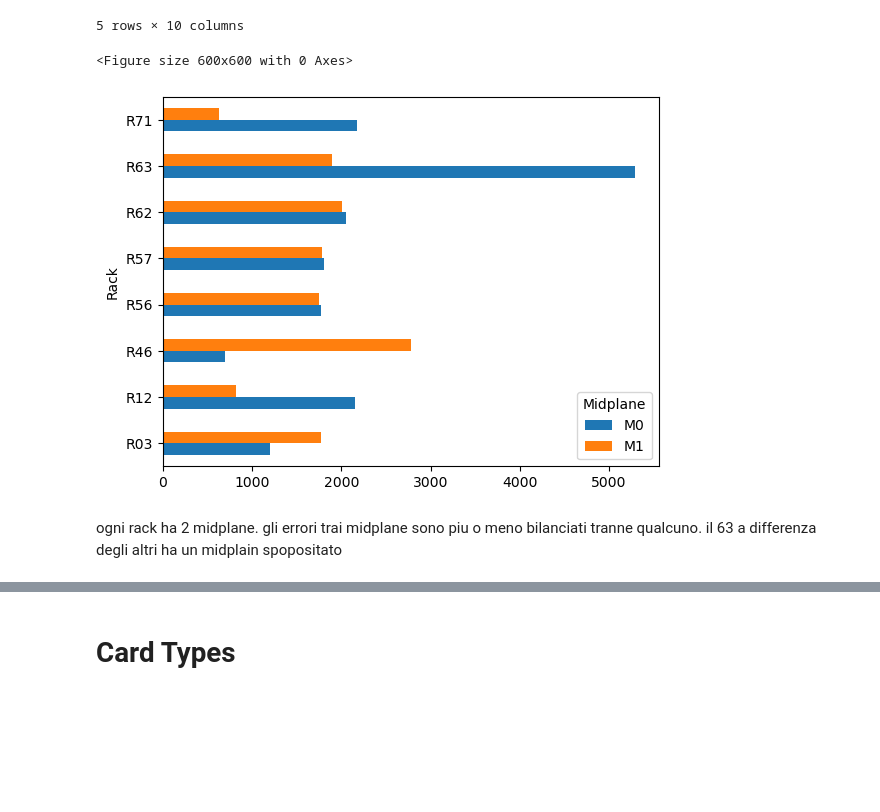
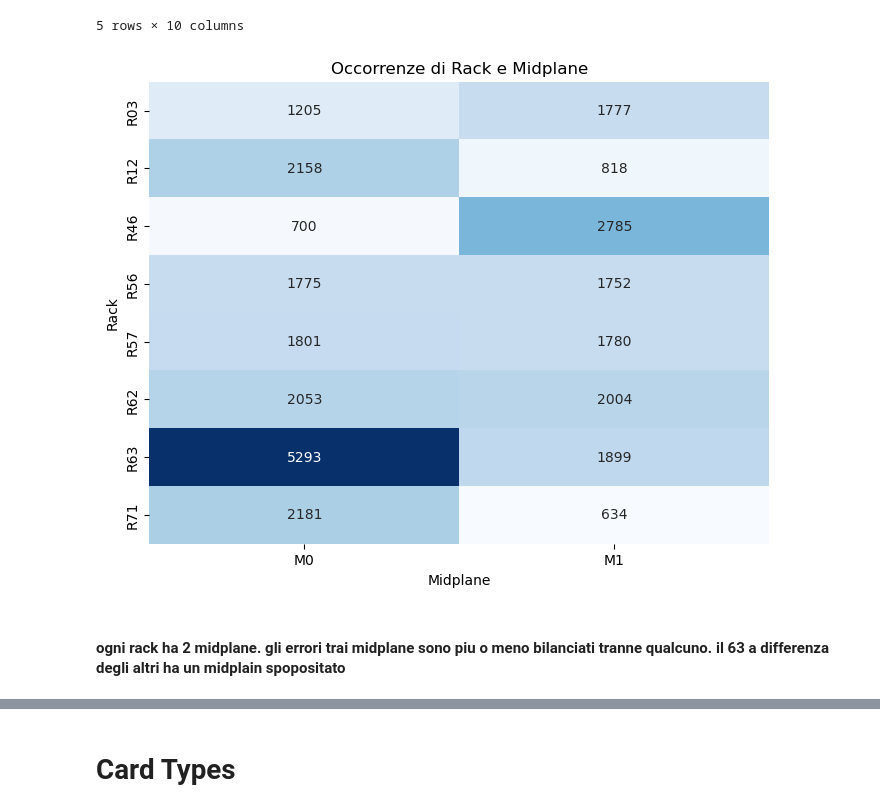
Before and after one commit to cyberTechA/Impianti_di_Elaborazione, a Jupyter notebook: 6_FFDA/BlueGeneL.ipynb, the cells around one changed output, grey strips where cells are left out. Drawn from its saved outputs; the diff is of its cells as text; code cells hidden in the pictures; blank space fills up the shorter version.

```diff
--- a/6_FFDA/BlueGeneL.ipynb
+++ b/6_FFDA/BlueGeneL.ipynb
@@ -512,26 +489,33 @@ Il DataFrame ha 30615 righe e 10 colonne.
 | 414 | 1128641314 | R63-M0-NC | R63 | M0 | ... | I-O | ciod: Error reading message prefi... | 1 | NET |
 5 rows × 10 columns
 # %%
+import seaborn as sns
+import matplotlib.pyplot as plt
+import pandas as pd
+import numpy as np
 
 # Calcola il conteggio delle occorrenze di Timestamp raggruppate per Rack e Midplane nel DataFrame df_top_rack
 occurrences = df_top_rack.groupby(by=['Rack', 'Midplane']).Timestamp.count()
 
 # Trasforma i dati in una matrice con Rack come indice e Midplane come colonne utilizzando il metodo unstack(1)
 occurrences_matrix = occurrences.unstack(1)
 
-# Genera un grafico a barre orizzontali per visualizzare le occorrenze dei Rack e Midplane
-plt.figure(figsize=(6, 6))
-occurrences_matrix.plot.barh()
+# Genera il grafico a heatmap
+fig, ax = plt.subplots(figsize=(8, 6))
+sns.heatmap(occurrences_matrix, cmap='Blues', annot=True, fmt='d', cbar=False, ax=ax)
+
+# Personalizza l'aspetto del grafico
+ax.set_xlabel('Midplane')
+ax.set_ylabel('Rack')
+ax.set_title('Occorrenze di Rack e Midplane')
 
 # Salva il grafico come file immagine nel formato PNG
-plt.savefig("2_BlueGeneL/Coalescenza_Temporale/immagini/BGL_Rack_Bar_Rack_Midplane.png", format="png")
+plt.savefig("2_BlueGeneL/Coalescenza_Temporale/immagini/BGL_Rack_Heatmap_Rack_Midplane.png", format="png")
 
-
+# Mostra il grafico
 plt.show()
 # %% [output]
-<Figure size 600x600 with 0 Axes>
-[figure, old version]
+[figure, new version]
 # %% [markdown]
-ogni rack ha 2 midplane. gli errori trai midplane sono piu o meno bilanciati tranne qualcuno.
-il 63 a differenza degli altri ha un midplain spopositato
+#### ogni rack ha 2 midplane. gli errori trai midplane sono piu o meno bilanciati tranne qualcuno. il 63 a differenza degli altri ha un midplain spopositato
 # %%
```
Also changed, not shown: parts of 17 cells of this notebook, 12 other files.
